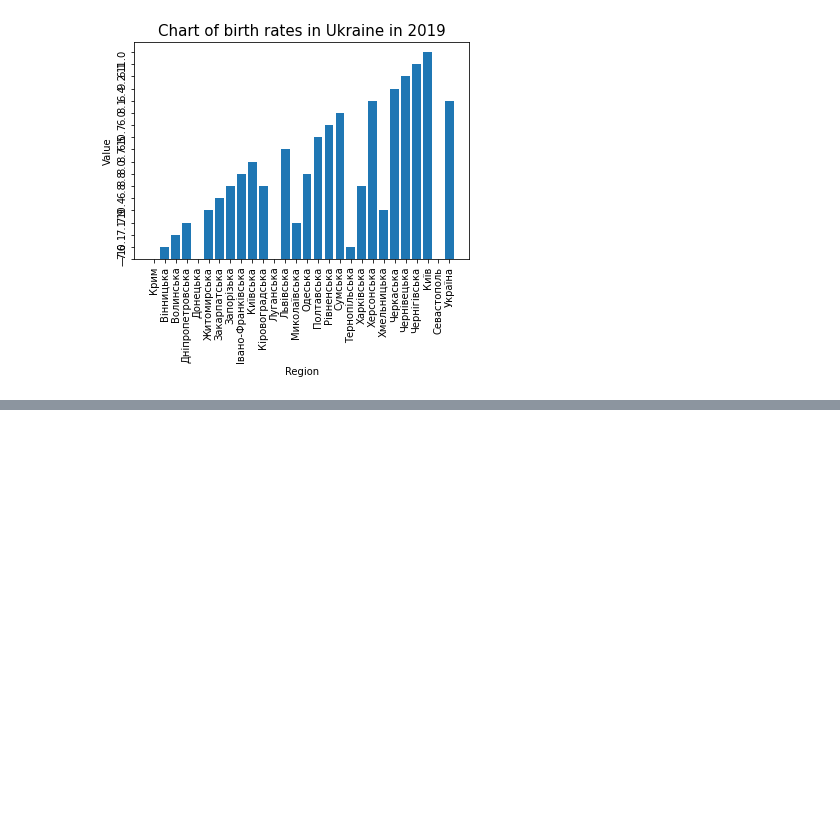
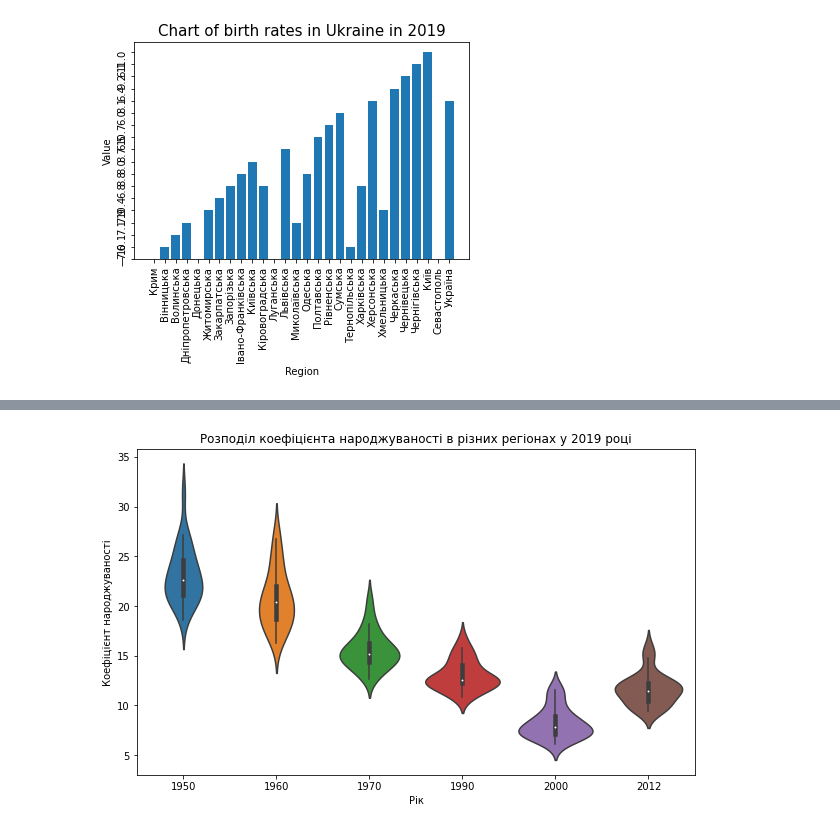
Before and after one commit to Gene4kaS/Data_science_python, a Jupyter notebook: Hw2.1.ipynb, the cells around one changed output, grey strips where cells are left out. Cells and saved outputs as stored; diff of their text form; code cells hidden in the pictures; blank space fills up the shorter version.

```diff
--- a/Hw2.1.ipynb
+++ b/Hw2.1.ipynb
@@ -186,0 +198,9 @@ plt.show()
+# %%
+plt.figure(figsize=(10, 6))
+sns.violinplot(data=data.drop(['Регіон'], axis=1))
+plt.xlabel('Рік')
+plt.ylabel('Коефіцієнт народжуваності')
+plt.title('Розподіл коефіцієнта народжуваності в різних регіонах у 2019 році')
+plt.show()
+# %% [output]
+[figure, added]
```
Also changed, not shown: parts of 1 cell of this notebook, 1 other file.
